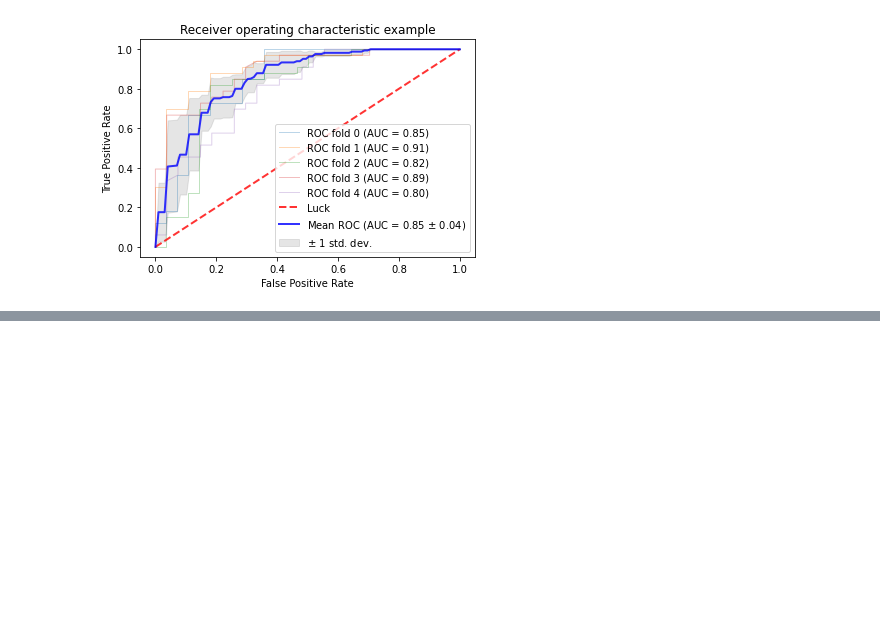
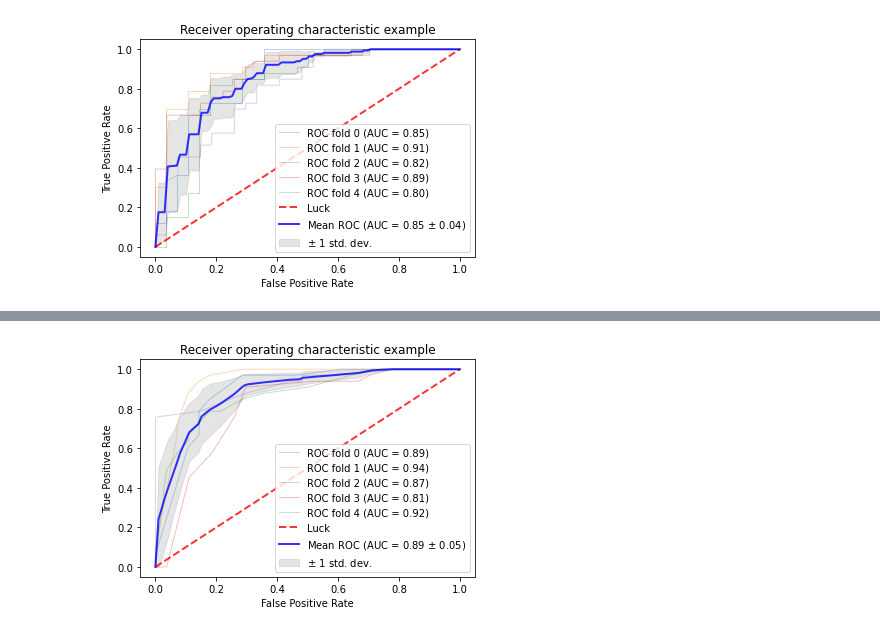
Before and after one commit to onlyabhilash/NLP-Heart-Failure-Prediction, a Jupyter notebook: Heart_Disease_UCI_FeatureEngg.ipynb, the cells around one changed output, grey strips where cells are left out. Drawn from its saved outputs; the diff is of its cells as text; code cells hidden in the pictures; blank space fills up the shorter version.

```diff
--- a/Heart_Disease_UCI_FeatureEngg.ipynb
+++ b/Heart_Disease_UCI_FeatureEngg.ipynb
@@ -489,0 +531,4 @@ roc_graph_cv(dect,X[:,selectedFeatures],y)
+# %%
+roc_graph_cv(gbc,X[:,selectedFeatures],y)
+# %% [output]
+[figure, added]
```
Also changed, not shown: parts of 51 cells of this notebook.
